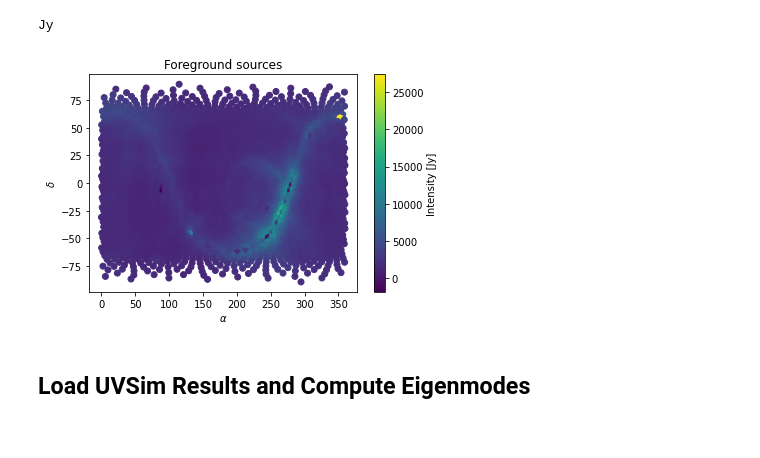
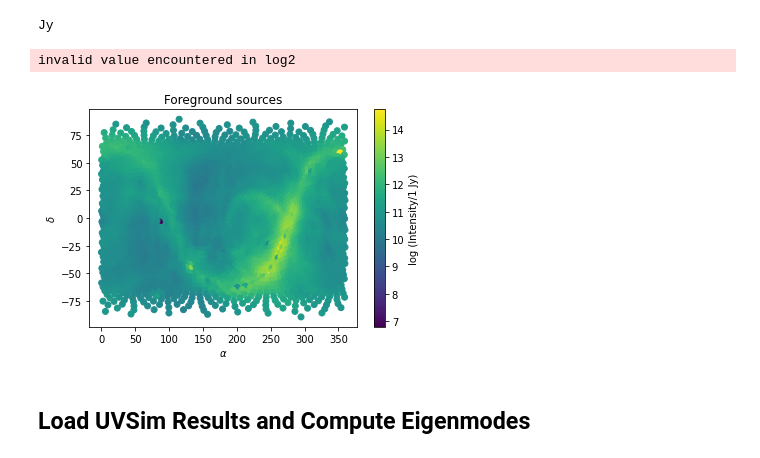
Before and after one commit to christianhbye/lusee_sky_simulations, a Jupyter notebook: notebooks/mock_lusee_night_analysis.ipynb, the cells around one changed output. Cells and saved outputs as stored; diff of their text form; code cells hidden in the pictures.

```diff
--- a/notebooks/mock_lusee_night_analysis.ipynb
+++ b/notebooks/mock_lusee_night_analysis.ipynb
@@ -130,15 +163,16 @@ Jy
 # %%
 plt.figure()
 #plt.subplot(projection="mollweide")
 #plt.scatter(skymodel.ra.rad, skymodel.dec.rad, c=skymodel.stokes[0,0].value)
-plt.scatter(skymodel.ra.deg, skymodel.dec.deg, c=skymodel.stokes[0,0].value)
+plt.scatter(skymodel.ra.deg, skymodel.dec.deg, c=np.log2(skymodel.stokes[0,0].value))
 plt.xlabel("$\\alpha$")
 plt.ylabel("$\\delta$")
-plt.colorbar(label="Intensity [Jy]")
+plt.colorbar(label="log (Intensity/1 Jy)")
 plt.title("Foreground sources")
 plt.show()
 # %% [output]
+invalid value encountered in log2
-[figure, old version]
+[figure, new version]
 # %% [markdown]
 ## Load UVSim Results and Compute Eigenmodes
 # %%
```
Also changed, not shown: parts of 20 cells of this notebook.
